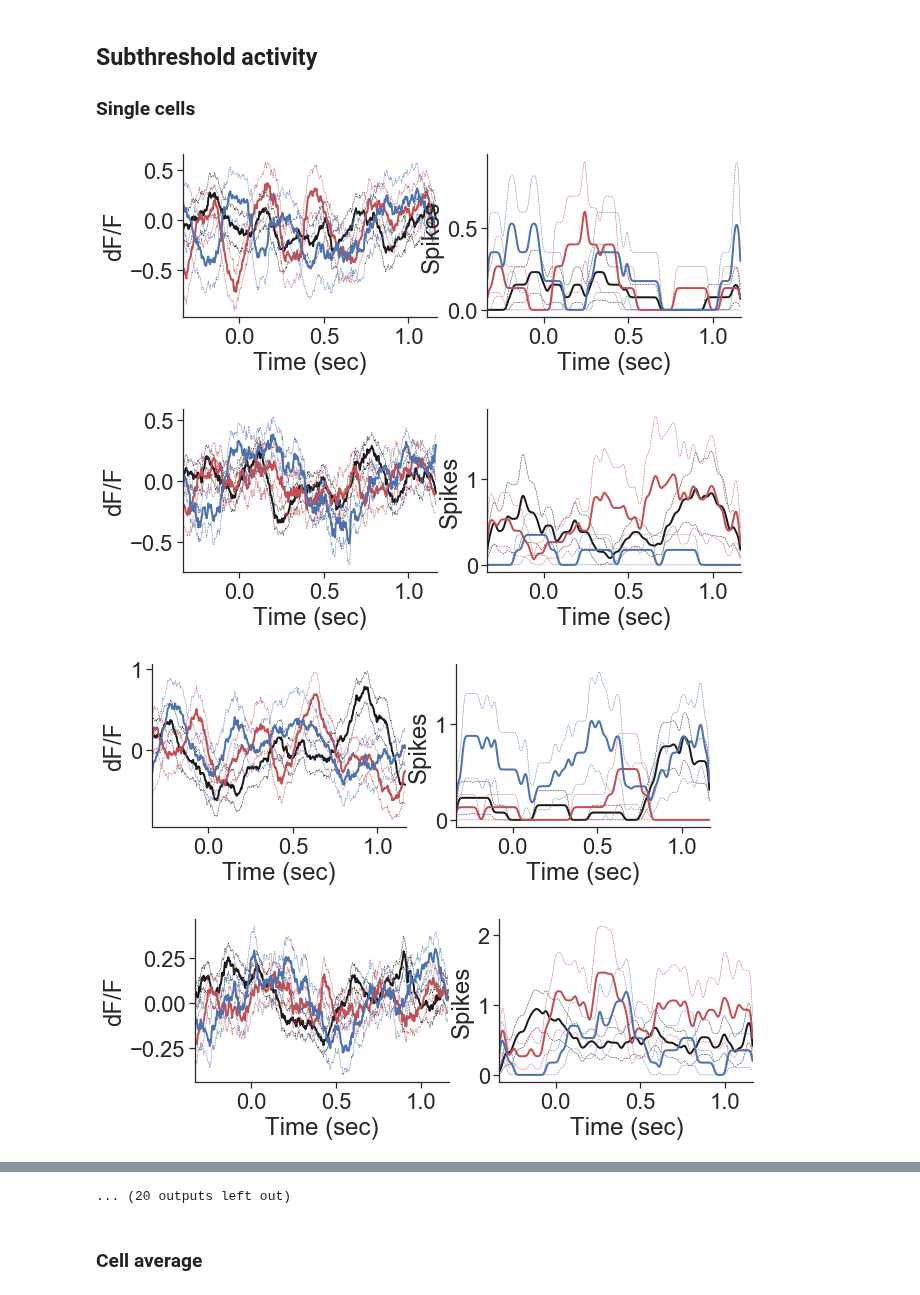
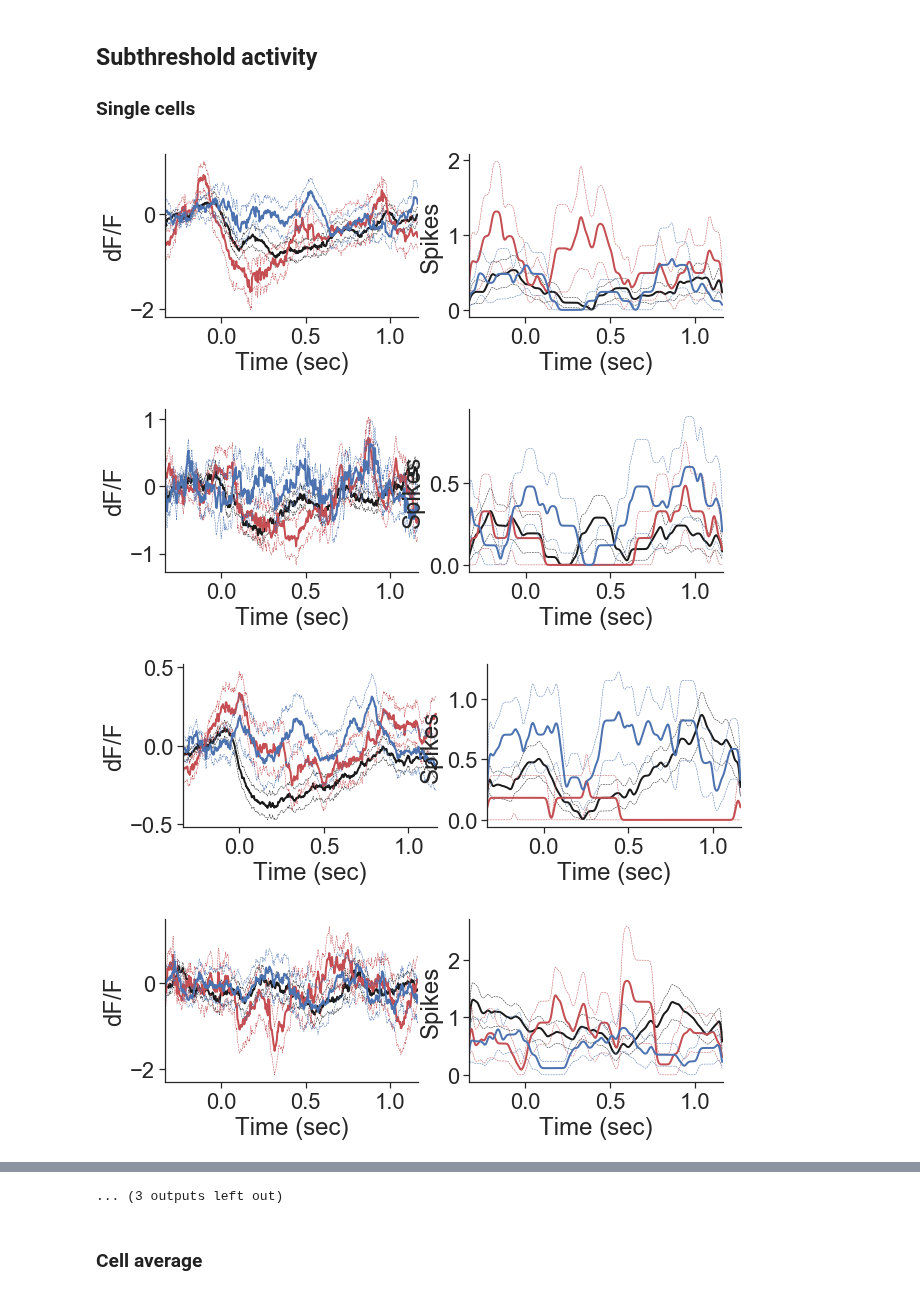
Before and after one commit to zqwei/DRN_voltage_analysis, a Jupyter notebook: Notebooks/swim_visual_only_task.ipynb, the cells around one changed output, grey strips where cells are left out. Cells and saved outputs as stored; diff of their text form; code cells hidden in the pictures.

Commit message:
update results for swim-only visual-only task

```diff
--- a/Notebooks/swim_visual_only_task.ipynb
+++ b/Notebooks/swim_visual_only_task.ipynb
@@ -72,6 +80,9 @@ for ind, row in dat_xls_file.iterrows():
     folder = row['folder']
     fish = row['fish']
     task_type = row['task']
+
+    if not os.path.exists(f'../Analysis/swim_voltr/{folder}_{fish}_swim_voltr_dat.npz'):
+        continue
 
     _ = np.load(f'../Analysis/swim_power/{folder}_{fish}_swim_dat.npz')
     r_swim = _['r_swim']
@@ -125,6 +141,9 @@ for ind, row in dat_xls_file.iterrows():
     fish = row['fish']
     task_type = row['task']
 
+    if not os.path.exists(f'../Analysis/swim_voltr/{folder}_{fish}_swim_voltr_dat.npz'):
+        continue
+
     _ = np.load(f'../Analysis/swim_power/{folder}_{fish}_swim_dat.npz')
     task_period = _['swim_task_index'].astype('int')
     _ = np.load(f'../Analysis/swim_voltr/{folder}_{fish}_swim_voltr_dat.npz')
@@ -132,6 +151,15 @@ for ind, row in dat_xls_file.iterrows():
     spk_swim = _['spk_swim']
     trial_valid = _['trial_valid']
 
+    _ = np.load(f'../Analysis/swim_power/{folder}_{fish}_swim_dat.npz')
+    r_swim = _['r_swim']
+    l_swim = _['l_swim']
+    task_period = _['swim_task_index'].astype('int')
+    visu = _['visu']
+    p_swim = np.sqrt(r_swim**2 + l_swim**2)
+
+    if p_swim[(task_period==1) & trial_valid].mean(axis=0).max()>15:
+        continue
 #     # print number of trials
 #     print(ind)
 #     for n in range(3):
@@ -140,7 +168,7 @@ for ind, row in dat_xls_file.iterrows():
 
     for n_cell in range(sub_swim.shape[0]):
         sub_list = sub_swim[n_cell]
-        # sub_list = sub_list - sub_list[:, 0:70].mean(axis=-1, keepdims=True) # (t_pre-30):t_pre
+        sub_list = sub_list - sub_list[:, 0:70].mean(axis=-1, keepdims=True) # (t_pre-30):t_pre
         spk_list = spk_swim[n_cell]
         tmp = []
         for n_spk in spk_list:
@@ -156,34 +184,34 @@ for ind, row in dat_xls_file.iterrows():
             mean_ = np.mean(ave_, axis=0)
             std_ = sem(ave_, axis=0, nan_policy='omit')
             ax[0].plot(t_label, mean_, f'-{c_list[n]}', lw=2)
             ax[0].plot(t_label, mean_-std_, f'--{c_list[n]}', lw=0.5)
             ax[0].plot(t_label, mean_+std_, f'--{c_list[n]}', lw=0.5)
             ax[0].set_xlim([-t_pre/300, t_post/300])
             ax[0].set_xlabel('Time (sec)')
             ax[0].set_ylabel('dF/F')
             sns.despine()
 #             ax[0].set_title([folder, fish, n_cell])
             tmp1.append(mean_)
 
             ave_ = spk_list[(task_period==n+1) & trial_valid, :]*300
             mean_ = np.mean(ave_, axis=0)
             std_ = sem(ave_, axis=0, nan_policy='omit')
             ax[1].plot(t_label, mean_, f'-{c_list[n]}', lw=2, label=labels[n])
             ax[1].plot(t_label, mean_-std_, f'--{c_list[n]}', lw=0.5)
             ax[1].plot(t_label, mean_+std_, f'--{c_list[n]}', lw=0.5)
             ax[1].set_xlim([-t_pre/300, t_post/300])
             ax[1].set_xlabel('Time (sec)')
             ax[1].set_ylabel('Spikes')
             sns.despine()
 #             ax[1].set_title([folder, fish, n_cell])
 #             ax[1].legend(bbox_to_anchor=(0, 1), loc='upper right', ncol=3)
             tmp2.append(mean_)
         sub_ave.append(np.array(tmp1))
         spk_ave.append(np.array(tmp2))
 
         plt.show()
 # %% [output]
-[figure, old version]
+[figure, new version]
-[figure, old version]
+[figure, new version]
-[figure, old version]
+[figure, new version]
-[figure, old version]
+[figure, new version]
@@ -198,4 +226,4 @@ for ind, row in dat_xls_file.iterrows():
-... (20 outputs left out)
+... (3 outputs left out)
 # %%
 sub_ave = np.array(sub_ave)
 spk_ave = np.array(spk_ave)
```
Also changed, not shown: parts of 5 cells of this notebook, 2 other files.
